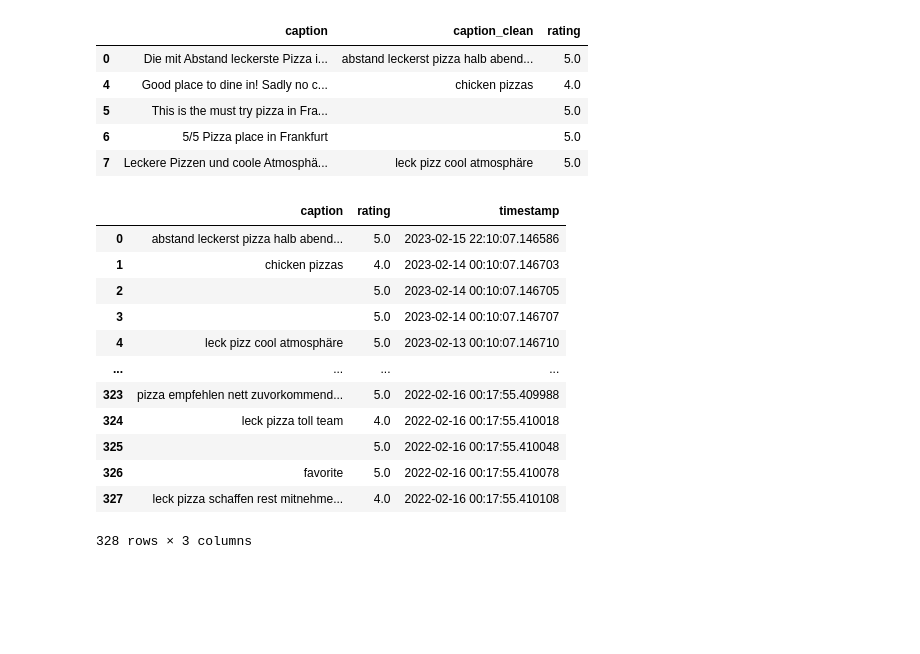
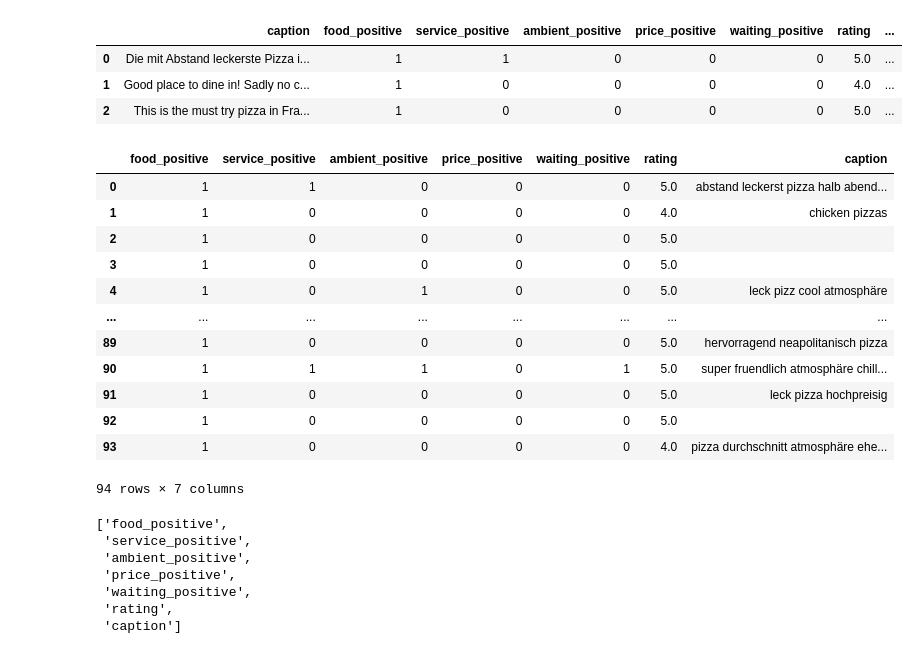
Before and after one commit to Herb-sh/NLPGoogleReviewSummary, a Jupyter notebook: nlp-data-cleaning.ipynb, the cells around one changed output. Cells and saved outputs as stored; diff of their text form; code cells hidden in the pictures; blank space fills up the shorter version.

```diff
--- a/nlp-data-cleaning.ipynb
+++ b/nlp-data-cleaning.ipynb
@@ -12,0 +11,14 @@ df = pd.read_csv('data/reviews.csv', sep=';')
+# %%
+REVIEWS_FILE_PATH = 'data/labeled_data.csv'
+REVIEWS_CLEANED_FILE_PATH = 'data/labeled_data_cleaned.csv'
+
+df = pd.read_csv(REVIEWS_FILE_PATH, sep=';')
+# %%
+df.columns = ['Index',
+              'caption',
+              'food_positive', 'food_negative',
+              'service_positive', 'service_negative',
+              'ambient_positive', 'ambient_negative',
+              'price_positive', 'price_negative',
+              'waiting_positive', 'waiting_negative',
+              'rating']
@@ -13,6 +32,8 @@ df = pd.read_csv('data/reviews.csv', sep=';')
 # %%
 # Remove NaN caption
-df = df.loc[~df['caption'].isnull(), ['caption', 'rating', 'timestamp']]
+USEFUL_COLUMNS = ['caption',
+                  'food_positive', 'service_positive', 'ambient_positive', 'price_positive', 'waiting_positive', 'rating']
+df = df.loc[~df['caption'].isnull(), USEFUL_COLUMNS]
 df.reset_index(drop=True)
 df.head(3)
 # %% [output]
@@ -76,32 +97,48 @@ def preprocessing(text):
     return lemmatized
 
 df["caption_clean"] = df["caption"].apply(preprocessing)
-df[['caption', 'caption_clean', 'rating']].head()
-# %% [output]
-|  | caption | caption_clean | rating |
-| 0 | Die mit Abstand leckerste Pizza i... | abstand leckerst pizza halb abend... | 5.0 |
-| 4 | Good place to dine in! Sadly no c... | chicken pizzas | 4.0 |
-| 5 | This is the must try pizza in Fra... |  | 5.0 |
-| 6 | 5/5 Pizza place in Frankfurt |  | 5.0 |
-| 7 | Leckere Pizzen und coole Atmosphä... | leck pizz cool atmosphäre | 5.0 |
+# %%
+df.head(3)
+# %% [output]
+|  | caption | food_positive | service_positive | ambient_positive | price_positive | waiting_positive | rating | ... |
+| 0 | Die mit Abstand leckerste Pizza i... | 1 | 1 | 0 | 0 | 0 | 5.0 | ... |
+| 1 | Good place to dine in! Sadly no c... | 1 | 0 | 0 | 0 | 0 | 4.0 | ... |
+| 2 | This is the must try pizza in Fra... | 1 | 0 | 0 | 0 | 0 | 5.0 | ... |
 # %%
 # renaming dataset columns, grabbing only the cleaned captions
-df = df[['caption_clean', 'rating', 'timestamp']]
-df = df.rename(columns={"caption_clean": "caption"})
+USEFUL_COLUMNS_AND_CLEAN = USEFUL_COLUMNS[:]
+USEFUL_COLUMNS_AND_CLEAN.remove('caption') # don't select caption at this point
+USEFUL_COLUMNS_AND_CLEAN.append('caption_clean') # Select caption_clean
+
+df = df[USEFUL_COLUMNS_AND_CLEAN]
+
+df = df.rename(columns={"caption_clean": "caption"}) #
+USEFUL_COLUMNS_AND_CLEAN.append('caption') # add caption
+USEFUL_COLUMNS_AND_CLEAN.remove('caption_clean') # Remove caption_clean
 df.reset_index(drop=True)
 # %% [output]
-|  | caption | rating | timestamp |
-| 0 | abstand leckerst pizza halb abend... | 5.0 | 2023-02-15 22:10:07.146586 |
-| 1 | chicken pizzas | 4.0 | 2023-02-14 00:10:07.146703 |
-| 2 |  | 5.0 | 2023-02-14 00:10:07.146705 |
-| 3 |  | 5.0 | 2023-02-14 00:10:07.146707 |
-| 4 | leck pizz cool atmosphäre | 5.0 | 2023-02-13 00:10:07.146710 |
-| ... | ... | ... | ... |
-| 323 | pizza empfehlen nett zuvorkommend... | 5.0 | 2022-02-16 00:17:55.409988 |
-| 324 | leck pizza toll team | 4.0 | 2022-02-16 00:17:55.410018 |
-| 325 |  | 5.0 | 2022-02-16 00:17:55.410048 |
-| 326 | favorite | 5.0 | 2022-02-16 00:17:55.410078 |
-| 327 | leck pizza schaffen rest mitnehme... | 4.0 | 2022-02-16 00:17:55.410108 |
+|  | food_positive | service_positive | ambient_positive | price_positive | waiting_positive | rating | caption |
+| 0 | 1 | 1 | 0 | 0 | 0 | 5.0 | abstand leckerst pizza halb abend... |
+| 1 | 1 | 0 | 0 | 0 | 0 | 4.0 | chicken pizzas |
+| 2 | 1 | 0 | 0 | 0 | 0 | 5.0 |  |
+| 3 | 1 | 0 | 0 | 0 | 0 | 5.0 |  |
+| 4 | 1 | 0 | 1 | 0 | 0 | 5.0 | leck pizz cool atmosphäre |
+| ... | ... | ... | ... | ... | ... | ... | ... |
+| 89 | 1 | 0 | 0 | 0 | 0 | 5.0 | hervorragend neapolitanisch pizza |
+| 90 | 1 | 1 | 1 | 0 | 1 | 5.0 | super fruendlich atmosphäre chill... |
+| 91 | 1 | 0 | 0 | 0 | 0 | 5.0 | leck pizza hochpreisig |
+| 92 | 1 | 0 | 0 | 0 | 0 | 5.0 |  |
+| 93 | 1 | 0 | 0 | 0 | 0 | 4.0 | pizza durchschnitt atmosphäre ehe... |
-328 rows × 3 columns
+94 rows × 7 columns
+# %%
+USEFUL_COLUMNS_AND_CLEAN
+# %% [output]
+['food_positive',
+ 'service_positive',
+ 'ambient_positive',
+ 'price_positive',
+ 'waiting_positive',
+ 'rating',
+ 'caption']
 # %%
 # Remove null & empty values once again for 'caption_clean' column
```
Also changed, not shown: parts of 9 cells of this notebook, 5 other files.
